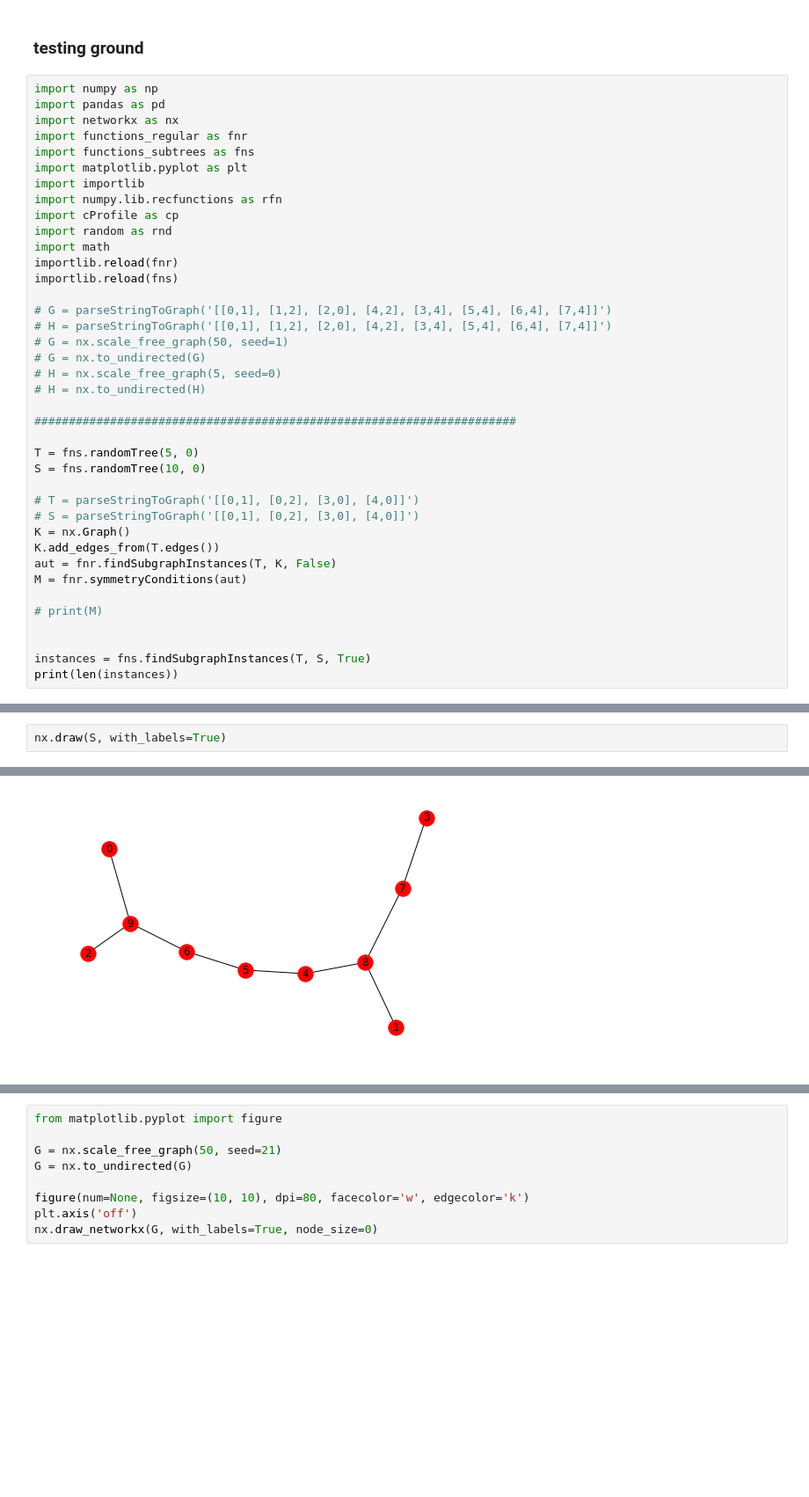
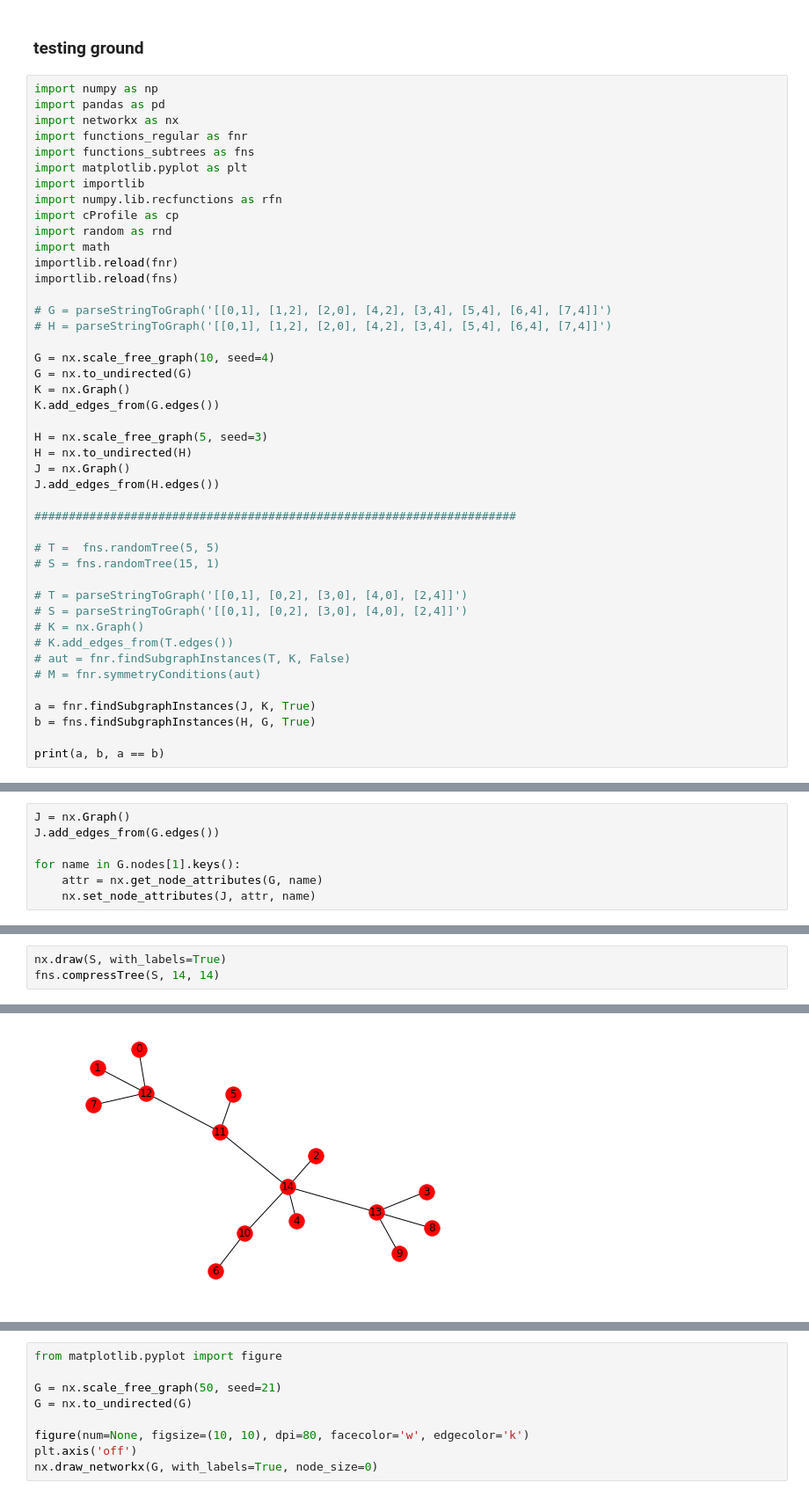
Before and after one commit to ta-rekt/motif-discovery, a Jupyter notebook: src/testing.ipynb, the cells around one changed output, grey strips where cells are left out. Shown at 88% size. Saved outputs shown, nothing was run; the diff lists cells and outputs as text; blank space fills up the shorter version.

```diff
--- a/src/testing.ipynb
+++ b/src/testing.ipynb
@@ -17,26 +17,31 @@ importlib.reload(fns)
 
 # G = parseStringToGraph('[[0,1], [1,2], [2,0], [4,2], [3,4], [5,4], [6,4], [7,4]]')
 # H = parseStringToGraph('[[0,1], [1,2], [2,0], [4,2], [3,4], [5,4], [6,4], [7,4]]')
-# G = nx.scale_free_graph(50, seed=1)
-# G = nx.to_undirected(G)
-# H = nx.scale_free_graph(5, seed=0)
-# H = nx.to_undirected(H)
+
+G = nx.scale_free_graph(10, seed=4)
+G = nx.to_undirected(G)
+K = nx.Graph()
+K.add_edges_from(G.edges())
+
+H = nx.scale_free_graph(5, seed=3)
+H = nx.to_undirected(H)
+J = nx.Graph()
+J.add_edges_from(H.edges())
 
 ######################################################################
 
-T = fns.randomTree(5, 0)
-S = fns.randomTree(10, 0)
+# T =  fns.randomTree(5, 5)
+# S = fns.randomTree(15, 1)
 
-# T = parseStringToGraph('[[0,1], [0,2], [3,0], [4,0]]')
-# S = parseStringToGraph('[[0,1], [0,2], [3,0], [4,0]]')
-K = nx.Graph()
-K.add_edges_from(T.edges())
-aut = fnr.findSubgraphInstances(T, K, False)
-M = fnr.symmetryConditions(aut)
+# T = parseStringToGraph('[[0,1], [0,2], [3,0], [4,0], [2,4]]')
+# S = parseStringToGraph('[[0,1], [0,2], [3,0], [4,0], [2,4]]')
+# K = nx.Graph()
+# K.add_edges_from(T.edges())
+# aut = fnr.findSubgraphInstances(T, K, False)
+# M = fnr.symmetryConditions(aut)
 
-# print(M)
+a = fnr.findSubgraphInstances(J, K, True)
+b = fns.findSubgraphInstances(H, G, True)
 
-
-instances = fns.findSubgraphInstances(T, S, True)
-print(len(instances))
+print(a, b, a == b)
 # %% [output]
@@ -56,0 +56,7 @@ fns.compressTree(A, 14, 14)
+# %%
+J = nx.Graph()
+J.add_edges_from(G.edges())
+
+for name in G.nodes[1].keys():
+    attr = nx.get_node_attributes(G, name)
+    nx.set_node_attributes(J, attr, name)
@@ -61,3 +72,4 @@ nx.draw(T, with_labels=True)
 # %%
 nx.draw(S, with_labels=True)
+fns.compressTree(S, 14, 14)
 # %% [output]
@@ -64 +91 @@ nx.draw(S, with_labels=True)
-[figure, old version]
+[figure, new version]
```
Also changed, not shown: parts of 11 cells of this notebook, 5 other files.
